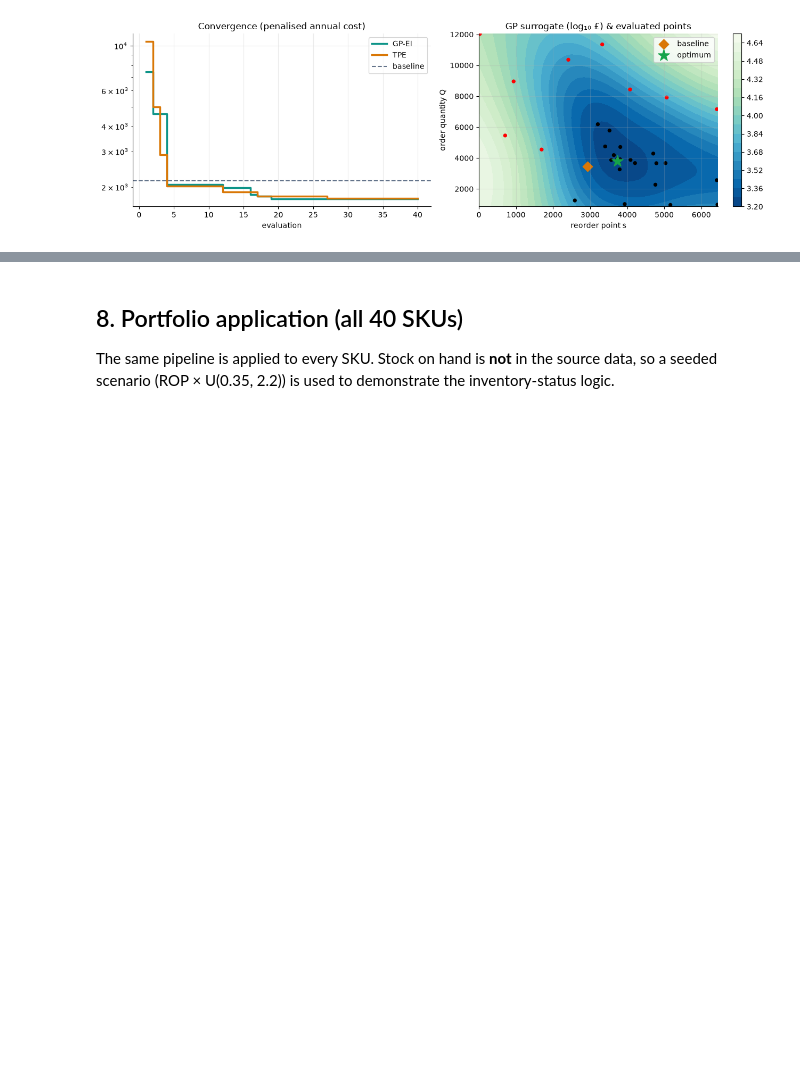
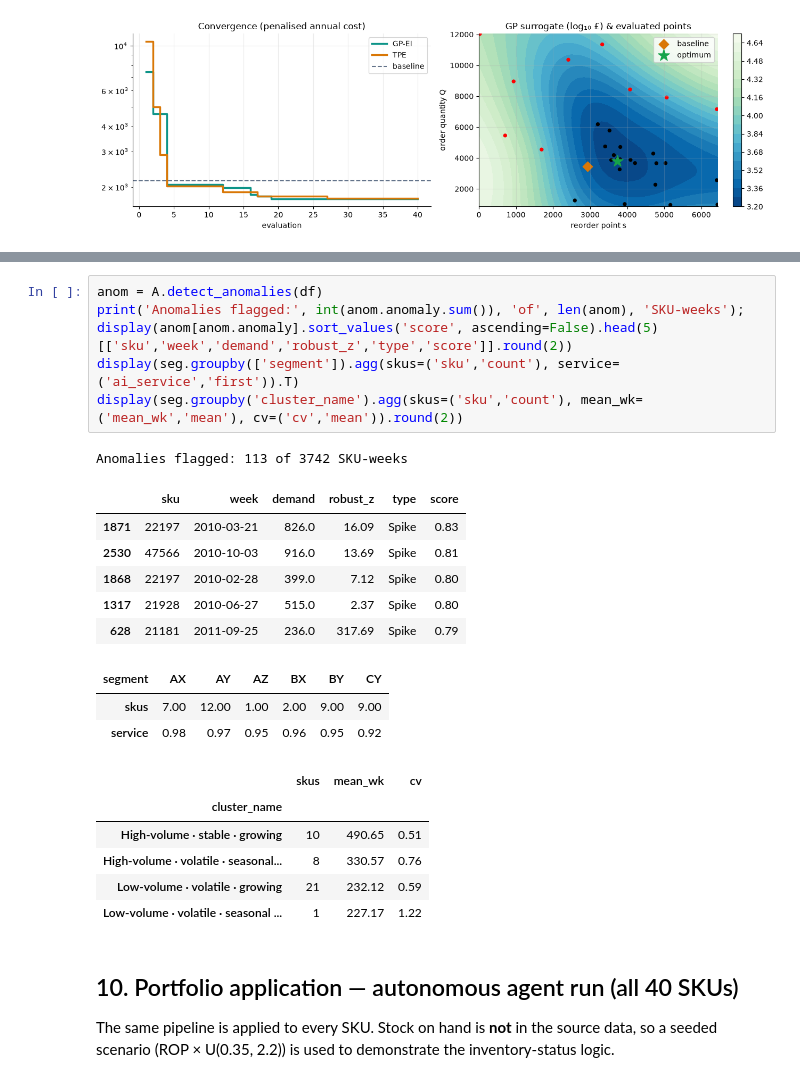
Before and after one commit to krish2105/Inventory-Management-AI-in-Operations, a Jupyter notebook: submissions/Laboratory Work 1/Krishna_Mathur_AS25DXB018_AI_in_Operations_Laboratory_Work_1.ipynb, the cells around one changed output, grey strips where cells are left out. Saved outputs shown, nothing was run; the diff lists cells and outputs as text; blank space fills up the shorter version.

```diff
--- a/submissions/Laboratory Work 1/Krishna_Mathur_AS25DXB018_AI_in_Operations_Laboratory_Work_1.ipynb
+++ b/submissions/Laboratory Work 1/Krishna_Mathur_AS25DXB018_AI_in_Operations_Laboratory_Work_1.ipynb
@@ -288,5 +351,27 @@ plt.colorbar(cs, ax=ax[1]); plt.tight_layout(); plt.savefig(FIG / 'fig_bayesopt.
+# %%
+anom = A.detect_anomalies(df)
+print('Anomalies flagged:', int(anom.anomaly.sum()), 'of', len(anom), 'SKU-weeks'); display(anom[anom.anomaly].sort_values('score', ascending=False).head(5)[['sku','week','demand','robust_z','type','score']].round(2))
+display(seg.groupby(['segment']).agg(skus=('sku','count'), service=('ai_service','first')).T)
+display(seg.groupby('cluster_name').agg(skus=('sku','count'), mean_wk=('mean_wk','mean'), cv=('cv','mean')).round(2))
+# %% [output]
+Anomalies flagged: 113 of 3742 SKU-weeks
+|  | sku | week | demand | robust_z | type | score |
+| 1871 | 22197 | 2010-03-21 | 826.0 | 16.09 | Spike | 0.83 |
+| 2530 | 47566 | 2010-10-03 | 916.0 | 13.69 | Spike | 0.81 |
+| 1868 | 22197 | 2010-02-28 | 399.0 | 7.12 | Spike | 0.80 |
+| 1317 | 21928 | 2010-06-27 | 515.0 | 2.37 | Spike | 0.80 |
+| 628 | 21181 | 2011-09-25 | 236.0 | 317.69 | Spike | 0.79 |
+| segment | AX | AY | AZ | BX | BY | CY |
+| skus | 7.00 | 12.00 | 1.00 | 2.00 | 9.00 | 9.00 |
+| service | 0.98 | 0.97 | 0.95 | 0.96 | 0.95 | 0.92 |
+|  | skus | mean_wk | cv |
+| cluster_name |  |  |  |
+| High-volume · stable · growing | 10 | 490.65 | 0.51 |
+| High-volume · volatile · seasonal... | 8 | 330.57 | 0.76 |
+| Low-volume · volatile · growing | 21 | 232.12 | 0.59 |
+| Low-volume · volatile · seasonal ... | 1 | 227.17 | 1.22 |
 # %% [markdown]
-## 8. Portfolio application (all 40 SKUs)
+## 10. Portfolio application — autonomous agent run (all 40 SKUs)
 The same pipeline is applied to every SKU. Stock on hand is **not** in the source data, so a seeded scenario (ROP × U(0.35, 2.2)) is used to demonstrate the inventory-status logic.
 # %%
 rows = []
```
Also changed, not shown: parts of 9 cells of this notebook, 13 other files.
